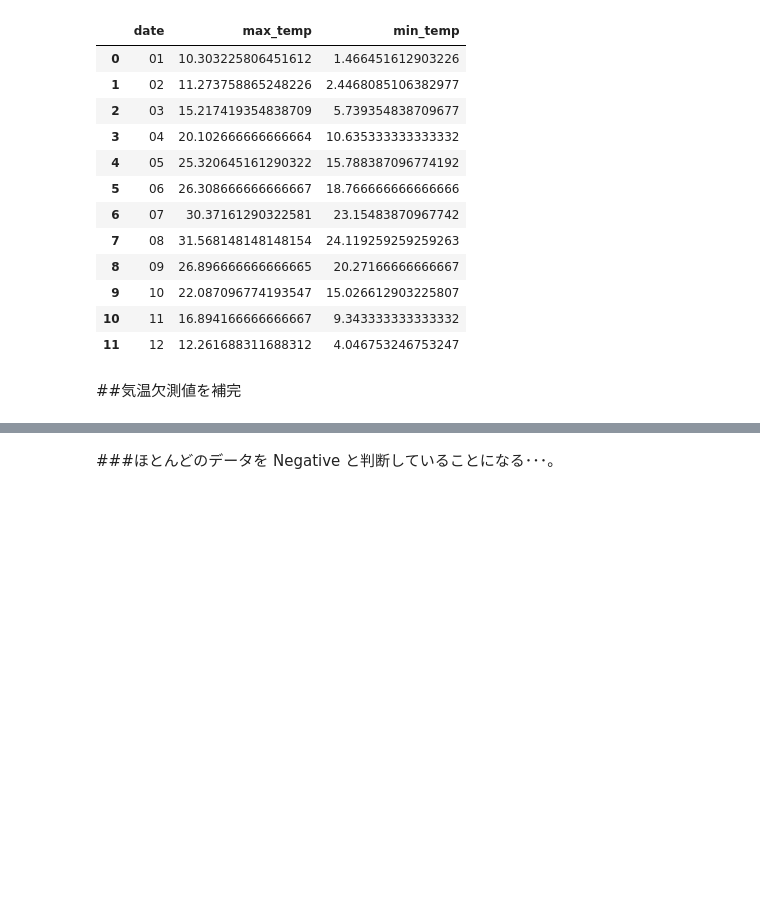
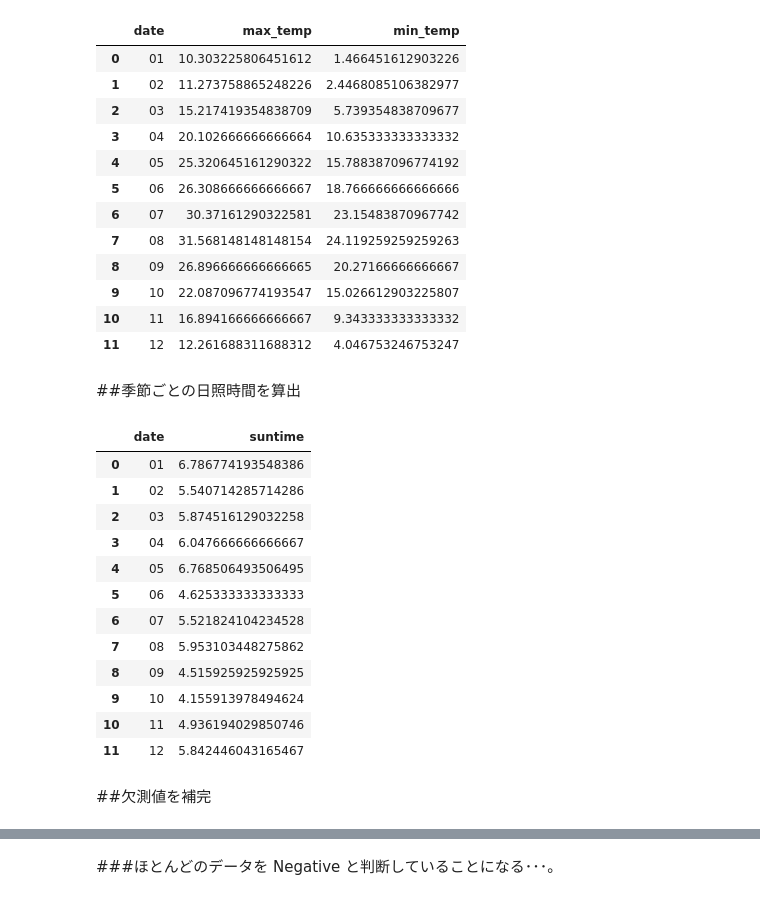
Before and after one commit to soichi-fujiwara/jupyter-notebook, a Jupyter notebook: Web_scraping_Accidents_plus_temp.ipynb, the cells around one changed output, grey strips where cells are left out. Saved outputs shown, nothing was run; the diff lists cells and outputs as text; code cells hidden in the pictures; blank space fills up the shorter version.

```diff
--- a/Web_scraping_Accidents_plus_temp.ipynb
+++ b/Web_scraping_Accidents_plus_temp.ipynb
@@ -218,10 +218,16 @@ add_df.head(5)
 #キー結合させる為
 add_df["date"] = add_df['date'].astype('str')
 
+#気温
 temp_df = pd.read_csv("temp.csv")
 temp_df = temp_df.drop("yobi", axis=1)
 
 df_2 = pd.merge(add_df,temp_df, on='date' , how='left')#left join
+
+#日照時間
+sun_df = pd.read_csv("suntime.csv")
+df_2 = pd.merge(df_2,sun_df, on='date' , how='left')#left join
+
 df_2.head()
 # %% [output]
 |  | date | time | line | from_st | to_st | st | comp_time | etc_time | home_time | morning_time | ... |
@@ -267,5 +273,43 @@ temp_mean_df
 | 10 | 11 | 16.894166666666667 | 9.343333333333332 |
 | 11 | 12 | 12.261688311688312 | 4.046753246753247 |
 # %% [markdown]
-##気温欠測値を補完
+##季節ごとの日照時間を算出
+# %%
+#日付単位で日照時間を集計
+#()･･･集計単位項目
+#[]･･･集計対象項目
+import numpy as np
+
+#欠損値削除
+sun_df = sun_df.dropna()
+
+#listからnumpy.darray型にしないとnumpyの集計関数が使用できない
+sun_mean_ary = []
+month_list = ["01","02","03","04","05","06","07","08","09","10","11","12"]
+
+for m_val in month_list:
+  sun_mean = np.array(sun_df[sun_df.date.str[5:7] == m_val]["suntime"]).mean()
+
+  list_parts = np.concatenate((m_val,sun_mean), axis=None)
+  sun_mean_ary.append(list_parts.tolist())
+
+col=["date","suntime"]
+sun_mean_df = pd.DataFrame(data=sun_mean_ary,columns=col)
+sun_mean_df
+# %% [output]
+|  | date | suntime |
+| 0 | 01 | 6.786774193548386 |
+| 1 | 02 | 5.540714285714286 |
+| 2 | 03 | 5.874516129032258 |
+| 3 | 04 | 6.047666666666667 |
+| 4 | 05 | 6.768506493506495 |
+| 5 | 06 | 4.625333333333333 |
+| 6 | 07 | 5.521824104234528 |
+| 7 | 08 | 5.953103448275862 |
+| 8 | 09 | 4.515925925925925 |
+| 9 | 10 | 4.155913978494624 |
+| 10 | 11 | 4.936194029850746 |
+| 11 | 12 | 5.842446043165467 |
+# %% [markdown]
+##欠測値を補完
 # %%
```
Also changed, not shown: parts of 14 cells of this notebook.
